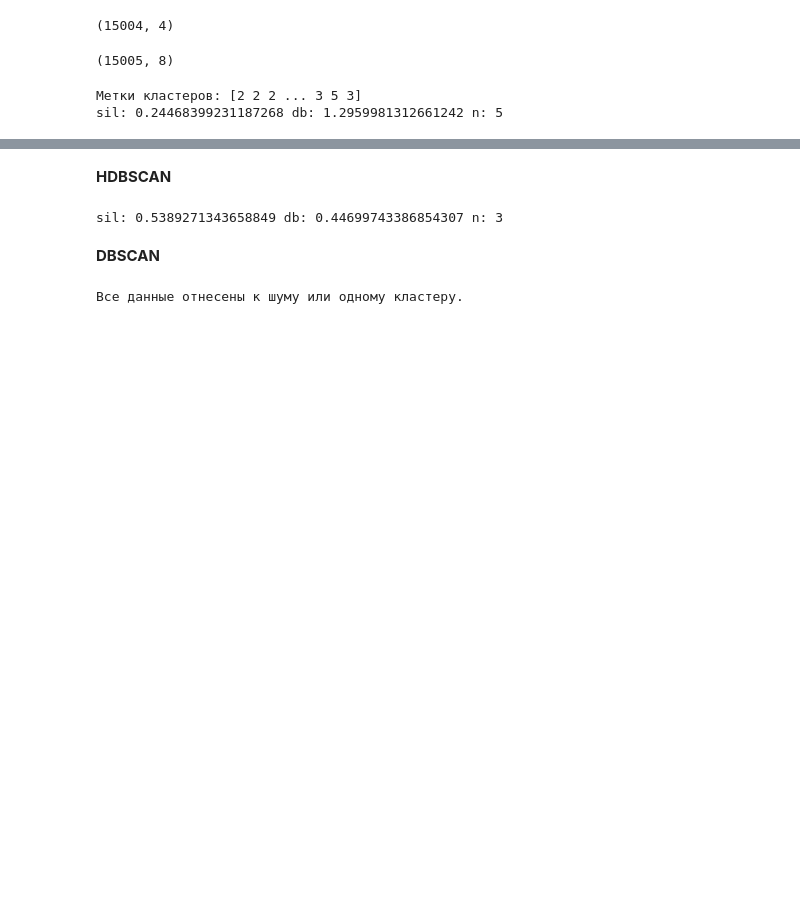
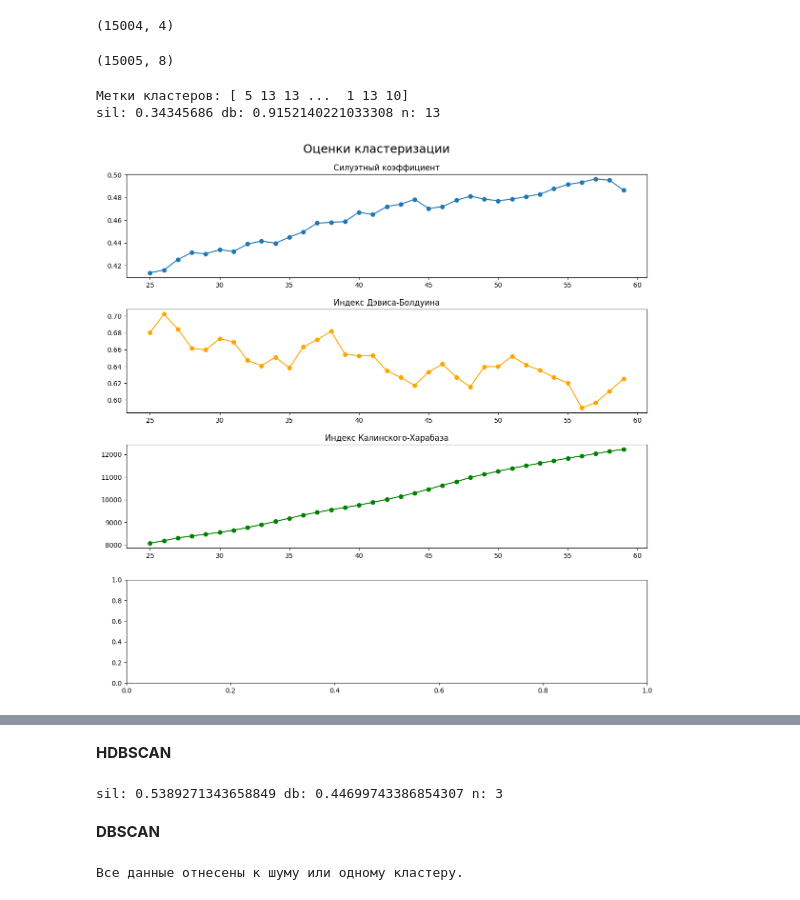
Before and after one commit to Nettsome/coursework, a Jupyter notebook: Tasks/main.ipynb, the cells around one changed output, grey strips where cells are left out. Saved outputs shown, nothing was run; the diff lists cells and outputs as text; code cells hidden in the pictures; blank space fills up the shorter version.

```diff
--- a/Tasks/main.ipynb
+++ b/Tasks/main.ipynb
@@ -579,7 +571,7 @@ X.shape
 # %% [output]
 (15005, 8)
 # %%
-clusters_tr = fcluster(Z, t=5, criterion='maxclust')
+clusters_tr = fcluster(Z, t=100, criterion='distance')
 print("Метки кластеров:", clusters_tr)
 
 sil = silhouette_score(X, clusters_tr)
@@ -587,5 +579,38 @@ db = davies_bouldin_score(X, clusters_tr)
 
 print("sil:", sil, "db:", db, "n:", len(np.unique(clusters_tr)))
 # %% [output]
-Метки кластеров: [2 2 2 ... 3 5 3]
-sil: 0.24468399231187268 db: 1.2959981312661242 n: 5
+Метки кластеров: [ 5 13 13 ...  1 13 10]
+sil: 0.34345686 db: 0.9152140221033308 n: 13
+# %%
+n_clast = (25, 60)
+
+silhouette_scores = []
+db_scores = []
+ch_scores = []
+inertias = []
+for k in range(n_clast[0], n_clast[1]):
+    labels = fcluster(Z, t=k, criterion='maxclust')
+
+    silhouette_scores.append(silhouette_score(X, labels))
+
+    db_scores.append(davies_bouldin_score(X, labels))
+
+    ch_scores.append(calinski_harabasz_score(X, labels))
+
+    # kmeans.fit(X)
+    # inertias.append(kmeans.inertia_)
+# %%
+fig, ax = plt.subplots(4, figsize=(12, 12))
+fig.suptitle('Оценки кластеризации', fontsize=18)
+ax[0].plot(range(n_clast[0], n_clast[1]), silhouette_scores, marker='o')
+ax[0].set_title('Силуэтный коэффициент')
+ax[1].plot(range(n_clast[0], n_clast[1]), db_scores, marker='o', color='orange')
+ax[1].set_title('Индекс Дэвиса-Болдуина')
+ax[2].plot(range(n_clast[0], n_clast[1]), ch_scores, marker='o', color='g')
+ax[2].set_title('Индекс Калинского-Харабаза')
+# ax[3].plot(range(n_clast[0], n_clast[1]), inertias, marker='o', color='y')
+# ax[3].set_title('Метод локтя')
+fig.tight_layout(pad=1.5)
+plt.show()
+# %% [output]
+[figure, added]
```
Also changed, not shown: parts of 17 cells of this notebook.
